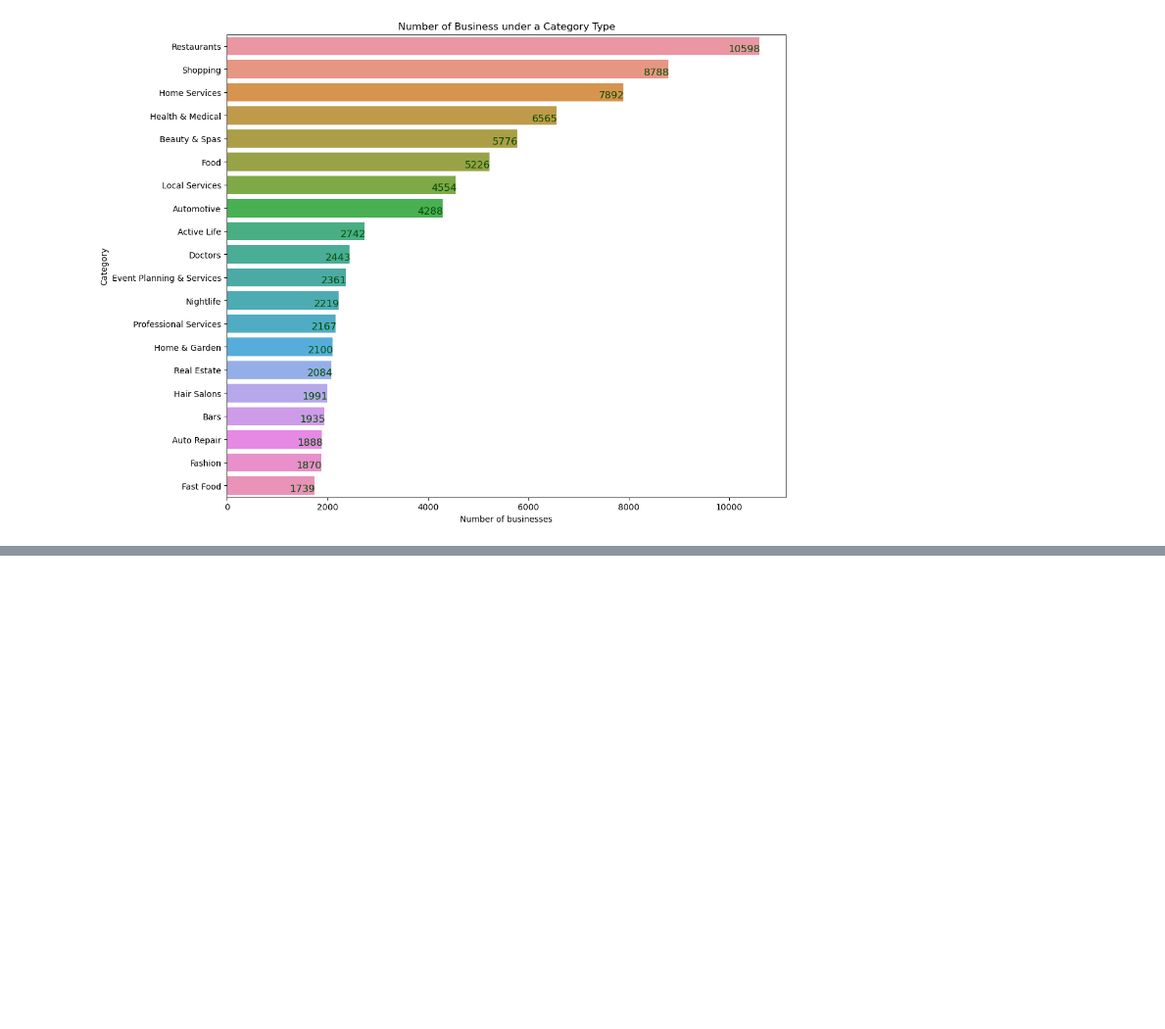
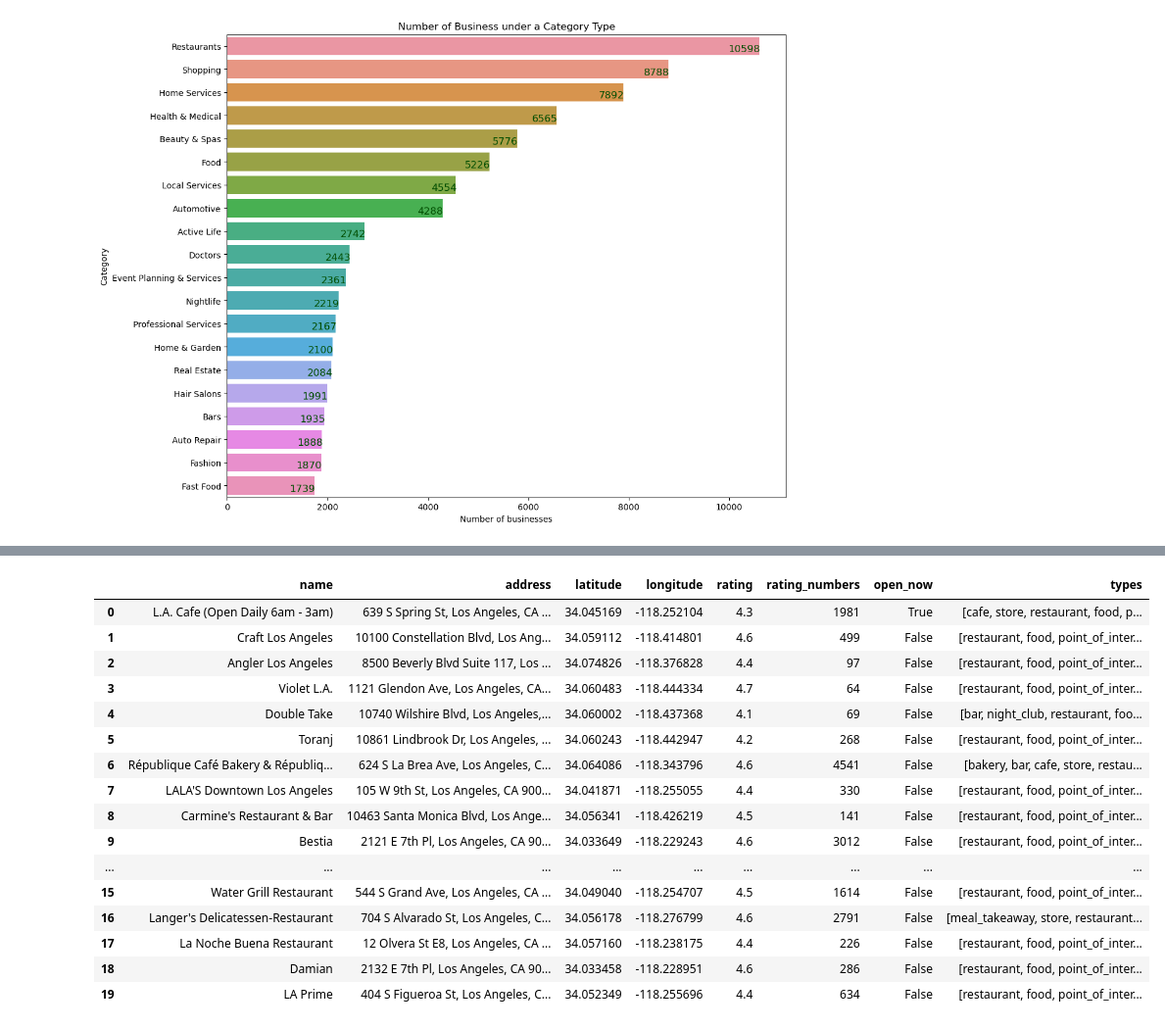
Before and after one commit to haominmai/Travel_Recommendation_System, a Jupyter notebook: Project_notebook.ipynb, the cells around one changed output, grey strips where cells are left out. Shown at 98% size. Saved outputs shown, nothing was run; the diff lists cells and outputs as text; code cells hidden in the pictures; blank space fills up the shorter version.

Commit message:
added some functions, build basic website
Build functions: search info, convert data frame, save to database. Make a very basic website using flask

```diff
--- a/Project_notebook.ipynb
+++ b/Project_notebook.ipynb
@@ -334,0 +296,18 @@ From the first result that google map gives us, there are so many information pr
+# %%
+api_key = 'YOUR_API_KEY'
+# %%
+def search(city, interest):
+    """
+    search the place for some specific interests
+
+    city: the name of the city
+    interest: the type of interests like restaurant, museums
+
+    """
+    gmaps = googlemaps.Client(key = api_key)
+    places_result = gmaps.places(query = city, type = interest)
+    places_list = places_result['results']
+    return(places_list)
+# %%
+# Replace city and interest with anything you want to search
+places = search("Los Angeles","restaurant")
@@ -334,0 +412,5 @@ From the first result that google map gives us, there are so many information pr
+# %%
+import warnings
+warnings.simplefilter(action = 'ignore', category = FutureWarning)
+
+df = info(places)
@@ -334,0 +426,20 @@ From the first result that google map gives us, there are so many information pr
+# %%
+df
+# %% [output]
+|  | name | address | latitude | longitude | rating | rating_numbers | open_now | types |
+| 0 | L.A. Cafe (Open Daily 6am - 3am) | 639 S Spring St, Los Angeles, CA ... | 34.045169 | -118.252104 | 4.3 | 1981 | True | [cafe, store, restaurant, food, p... |
+| 1 | Craft Los Angeles | 10100 Constellation Blvd, Los Ang... | 34.059112 | -118.414801 | 4.6 | 499 | False | [restaurant, food, point_of_inter... |
+| 2 | Angler Los Angeles | 8500 Beverly Blvd Suite 117, Los ... | 34.074826 | -118.376828 | 4.4 | 97 | False | [restaurant, food, point_of_inter... |
+| 3 | Violet L.A. | 1121 Glendon Ave, Los Angeles, CA... | 34.060483 | -118.444334 | 4.7 | 64 | False | [restaurant, food, point_of_inter... |
+| 4 | Double Take | 10740 Wilshire Blvd, Los Angeles,... | 34.060002 | -118.437368 | 4.1 | 69 | False | [bar, night_club, restaurant, foo... |
+| 5 | Toranj | 10861 Lindbrook Dr, Los Angeles, ... | 34.060243 | -118.442947 | 4.2 | 268 | False | [restaurant, food, point_of_inter... |
+| 6 | République Café Bakery & Républiq... | 624 S La Brea Ave, Los Angeles, C... | 34.064086 | -118.343796 | 4.6 | 4541 | False | [bakery, bar, cafe, store, restau... |
+| 7 | LALA'S Downtown Los Angeles | 105 W 9th St, Los Angeles, CA 900... | 34.041871 | -118.255055 | 4.4 | 330 | False | [restaurant, food, point_of_inter... |
+| 8 | Carmine's Restaurant & Bar | 10463 Santa Monica Blvd, Los Ange... | 34.056341 | -118.426219 | 4.5 | 141 | False | [restaurant, food, point_of_inter... |
+| 9 | Bestia | 2121 E 7th Pl, Los Angeles, CA 90... | 34.033649 | -118.229243 | 4.6 | 3012 | False | [restaurant, food, point_of_inter... |
+| ... | ... | ... | ... | ... | ... | ... | ... | ... |
+| 15 | Water Grill Restaurant | 544 S Grand Ave, Los Angeles, CA ... | 34.049040 | -118.254707 | 4.5 | 1614 | False | [restaurant, food, point_of_inter... |
+| 16 | Langer's Delicatessen-Restaurant | 704 S Alvarado St, Los Angeles, C... | 34.056178 | -118.276799 | 4.6 | 2791 | False | [meal_takeaway, store, restaurant... |
+| 17 | La Noche Buena Restaurant | 12 Olvera St E8, Los Angeles, CA ... | 34.057160 | -118.238175 | 4.4 | 226 | False | [restaurant, food, point_of_inter... |
+| 18 | Damian | 2132 E 7th Pl, Los Angeles, CA 90... | 34.033458 | -118.228951 | 4.6 | 286 | False | [restaurant, food, point_of_inter... |
+| 19 | LA Prime | 404 S Figueroa St, Los Angeles, C... | 34.052349 | -118.255696 | 4.4 | 634 | False | [restaurant, food, point_of_inter... |
```
Also changed, not shown: parts of 49 cells of this notebook, 5 other files.
